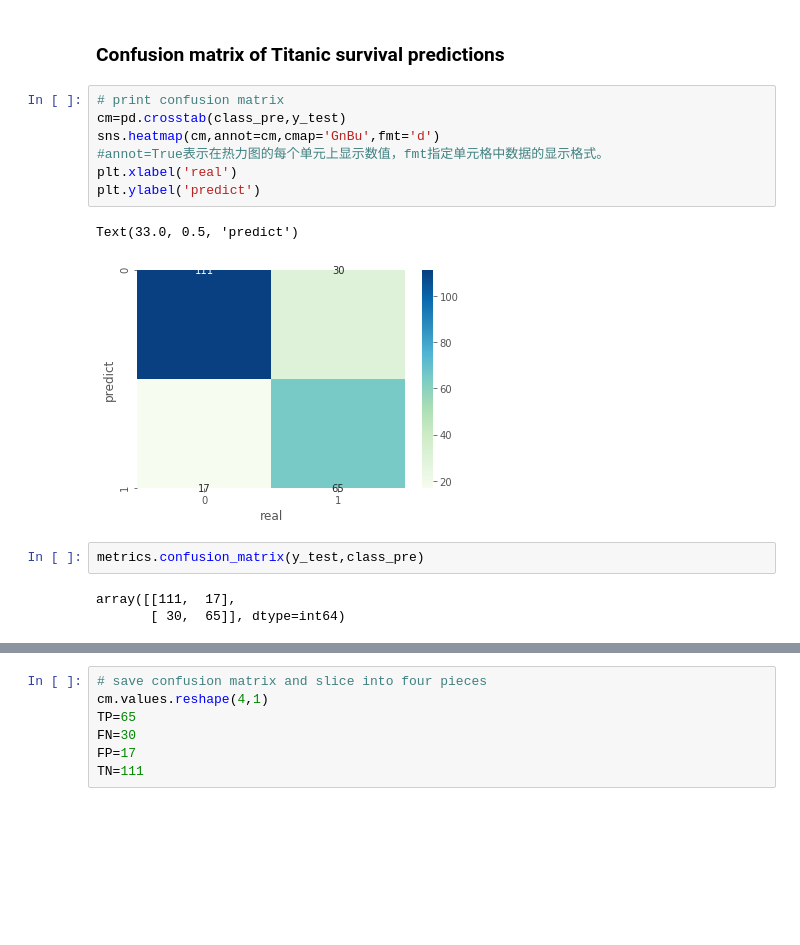
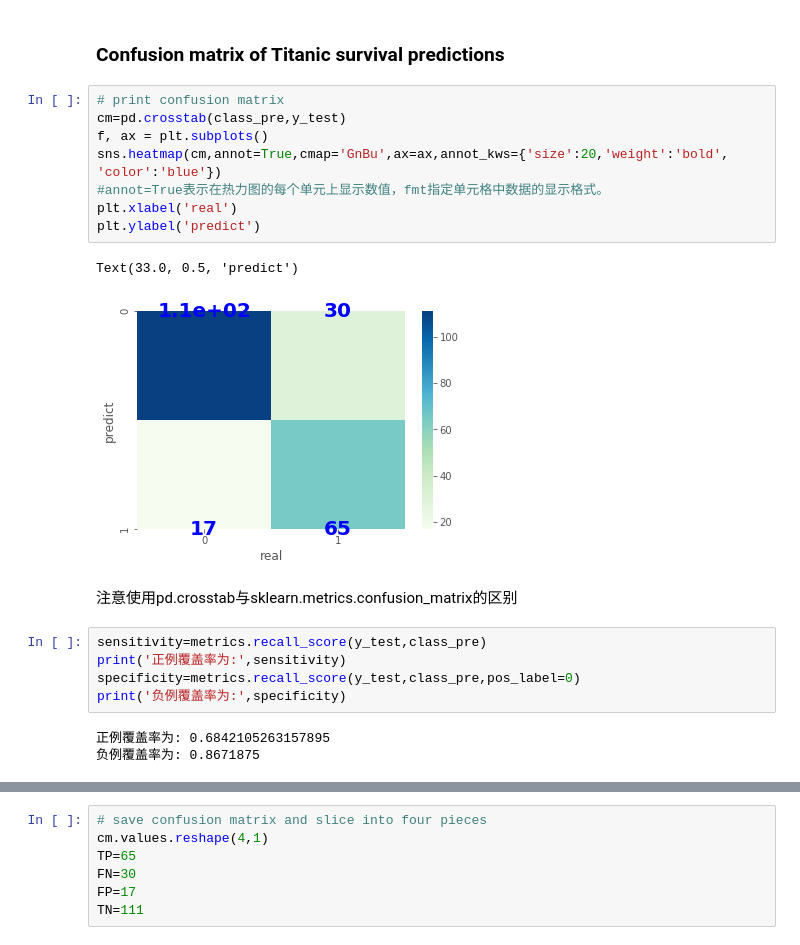
Before and after one commit to apricoteriop456/whh-python-homework, a Jupyter notebook: scikit-learn-exercises/regression-exercises/Exercise1.ipynb, the cells around one changed output, grey strips where cells are left out. Saved outputs shown, nothing was run; the diff lists cells and outputs as text; blank space fills up the shorter version.

```diff
--- a/scikit-learn-exercises/regression-exercises/Exercise1.ipynb
+++ b/scikit-learn-exercises/regression-exercises/Exercise1.ipynb
@@ -438,15 +417,21 @@ dtype: int64
 # %%
 # print confusion matrix
 cm=pd.crosstab(class_pre,y_test)
-sns.heatmap(cm,annot=cm,cmap='GnBu',fmt='d')
+f, ax = plt.subplots()
+sns.heatmap(cm,annot=True,cmap='GnBu',ax=ax,annot_kws={'size':20,'weight':'bold', 'color':'blue'})
 #annot=True表示在热力图的每个单元上显示数值，fmt指定单元格中数据的显示格式。
 plt.xlabel('real')
 plt.ylabel('predict')
 # %% [output]
 Text(33.0, 0.5, 'predict')
-[figure, old version]
+[figure, new version]
-# %%
-metrics.confusion_matrix(y_test,class_pre)
-# %% [output]
-array([[111,  17],
-       [ 30,  65]], dtype=int64)
+# %% [markdown]
+注意使用pd.crosstab与sklearn.metrics.confusion_matrix的区别
+# %%
+sensitivity=metrics.recall_score(y_test,class_pre)
+print('正例覆盖率为:',sensitivity)
+specificity=metrics.recall_score(y_test,class_pre,pos_label=0)
+print('负例覆盖率为:',specificity)
+# %% [output]
+正例覆盖率为: 0.6842105263157895
+负例覆盖率为: 0.8671875
```
Also changed, not shown: parts of 21 cells of this notebook, 1 other file.
